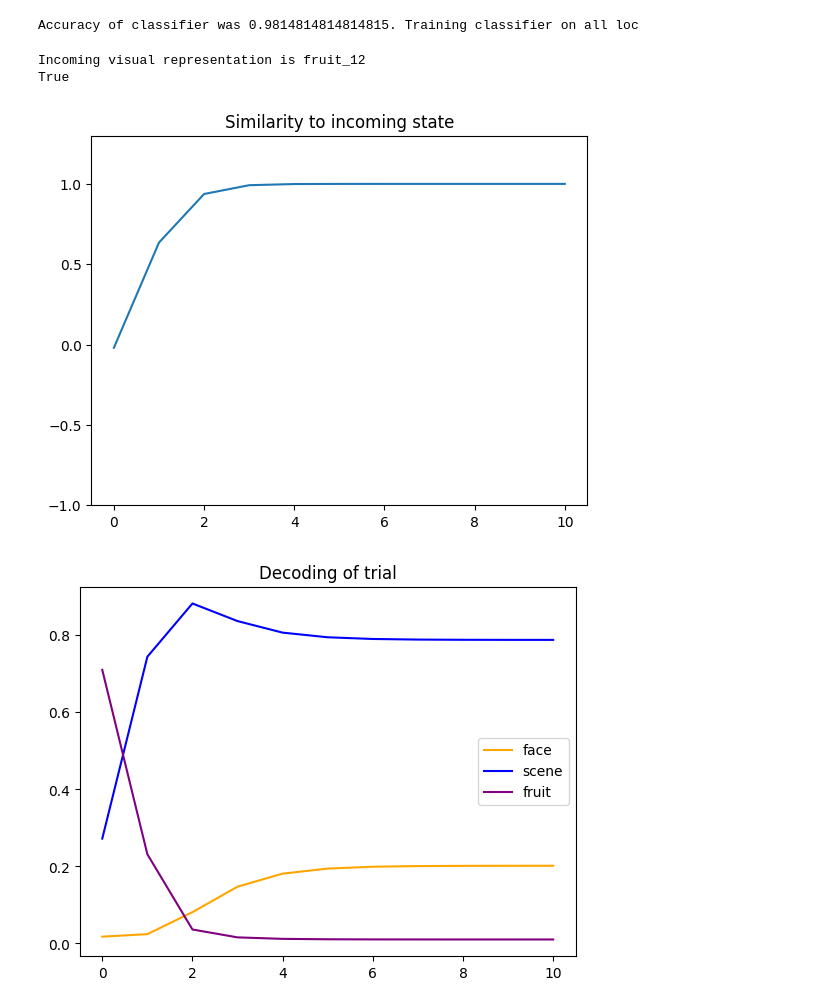
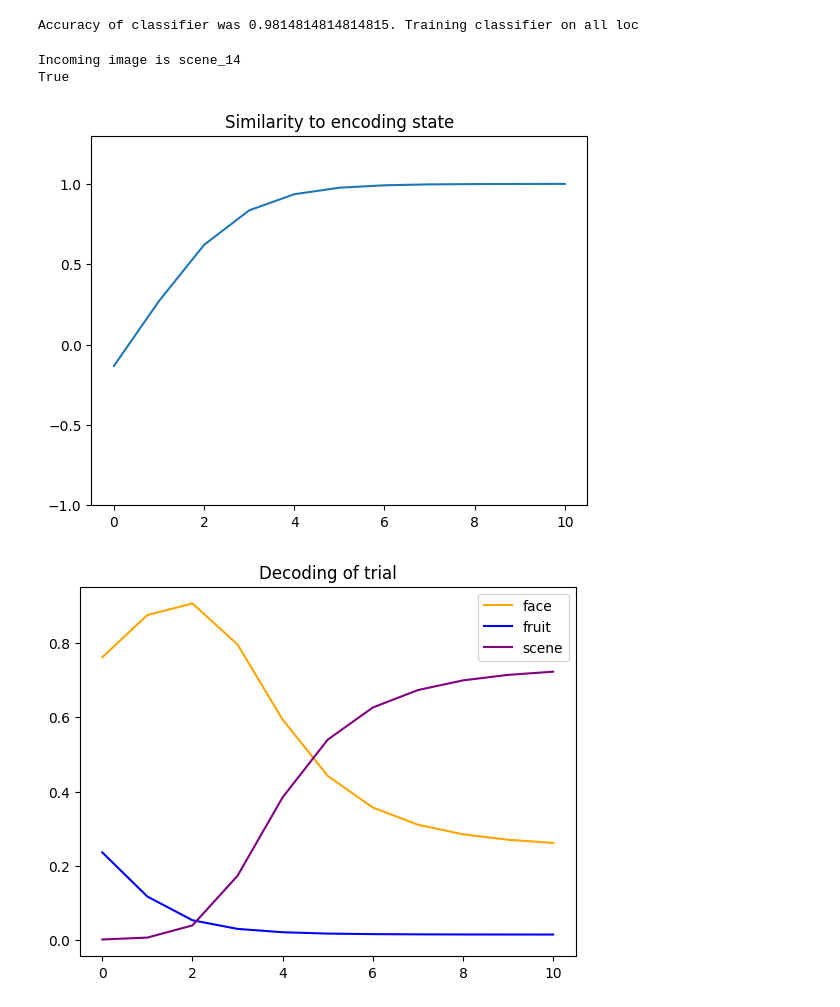
Before and after one commit to edjyleung/modrem, a Jupyter notebook: run_modrem.ipynb, the cells around one changed output. Drawn from its saved outputs; the diff is of its cells as text; code cells hidden in the pictures.

```diff
--- a/run_modrem.ipynb
+++ b/run_modrem.ipynb
@@ -5,9 +6,18 @@ from modrem_utils import *
 mem_params = {"vec_len": 10,
               "num_loc_items": 54,
               "num_categories": 3,
+              "categories": ["face", "scene", "fruit"],
+              "loc_layers": ["visual", "verbal"],
+              "main_layers": ["visual"],
               "ic_ratio": 1,
               "num_loc_repeats": 5,
-              "beta": 0.65,
+              "beta": 0.4,
+              "trial_reset": True,
+              "post_tau_style": "exp",    # ["exp", "power", "linear"]
+              "post_tau": 8,
+              "mem_source": "combined",
+              "clf_layers": ["visual"],
+              "snr": 5
               }
 # %%
 # Initiate the experiment object
@@ -21,27 +31,28 @@ print(Exp.memories.loc_memories.shape)
 # %% [output]
 (270, 2, 10)
 # %%
-clf = Exp.train_classifier()
+clf = Exp.classifier_train()
 # %% [output]
 Accuracy of classifier was 0.9814814814814815. Training classifier on all loc
 # %%
+# Simulate the encoding phase
 Exp.reset_current_trial()
 current_trial = []
 for n in range(10):
-    current_trial.append(Exp.simulate_encoding_timestep(category="fruit"))
+    current_trial.append(Exp.simulate_encoding_timestep(category="scene"))
     # print(Exp.incoming_state)
 print(Exp.current_trial[1:] == current_trial)
-import matplotlib.pyplot as plt
+
 x = np.arange(len(Exp.current_trial))
-y = np.dot(np.asarray(Exp.current_trial), Exp.incoming_state)
+y = np.dot(np.asarray(Exp.current_trial)[:, 0], Exp.encoding_state[0])
 plt.ylim(-1, 1.3)
 plt.plot(x, y)
-plt.title("Similarity to incoming state")
+plt.title("Similarity to encoding state")
 plt.show()
 
-Exp.graph_current_trial()
+Exp.plot_current_trial()
 # %% [output]
-Incoming visual representation is fruit_12
+Incoming image is scene_14
 True
-[figure, old version]
+[figure, new version]
-[figure, old version]
+[figure, new version]
```
Also changed, not shown: parts of 14 cells of this notebook, 1 other file.
